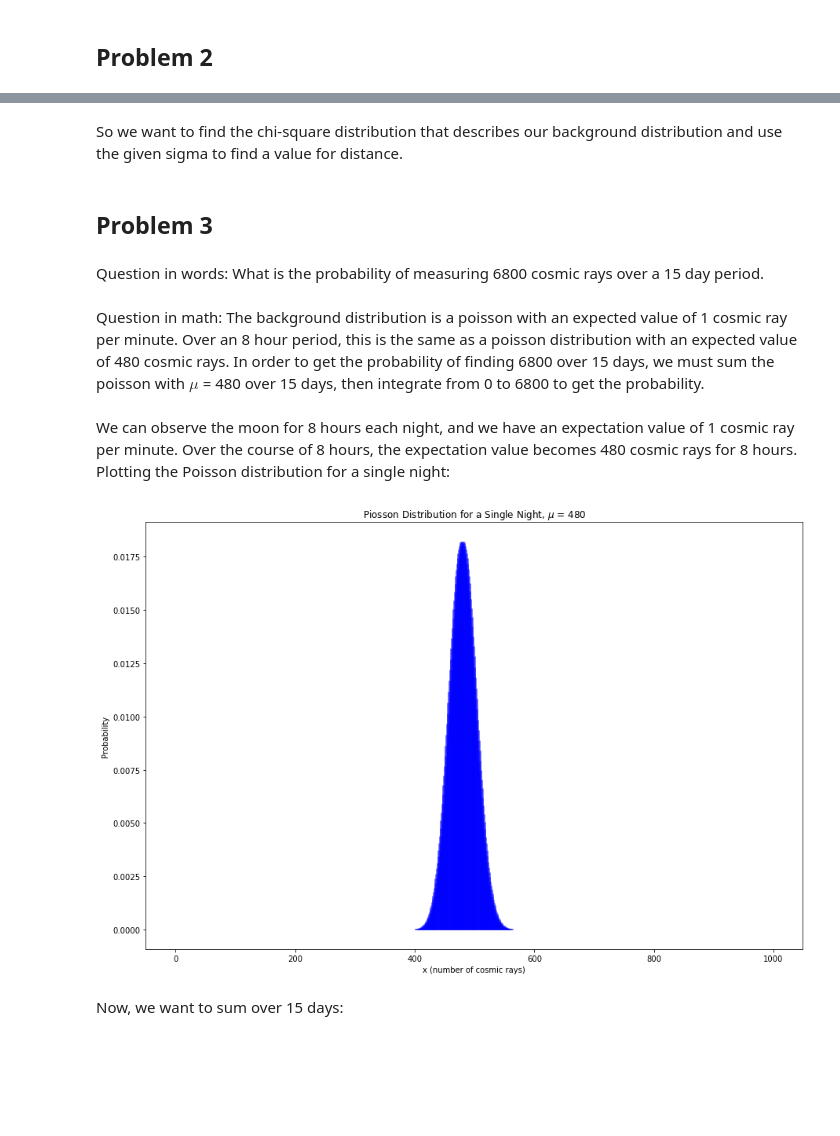
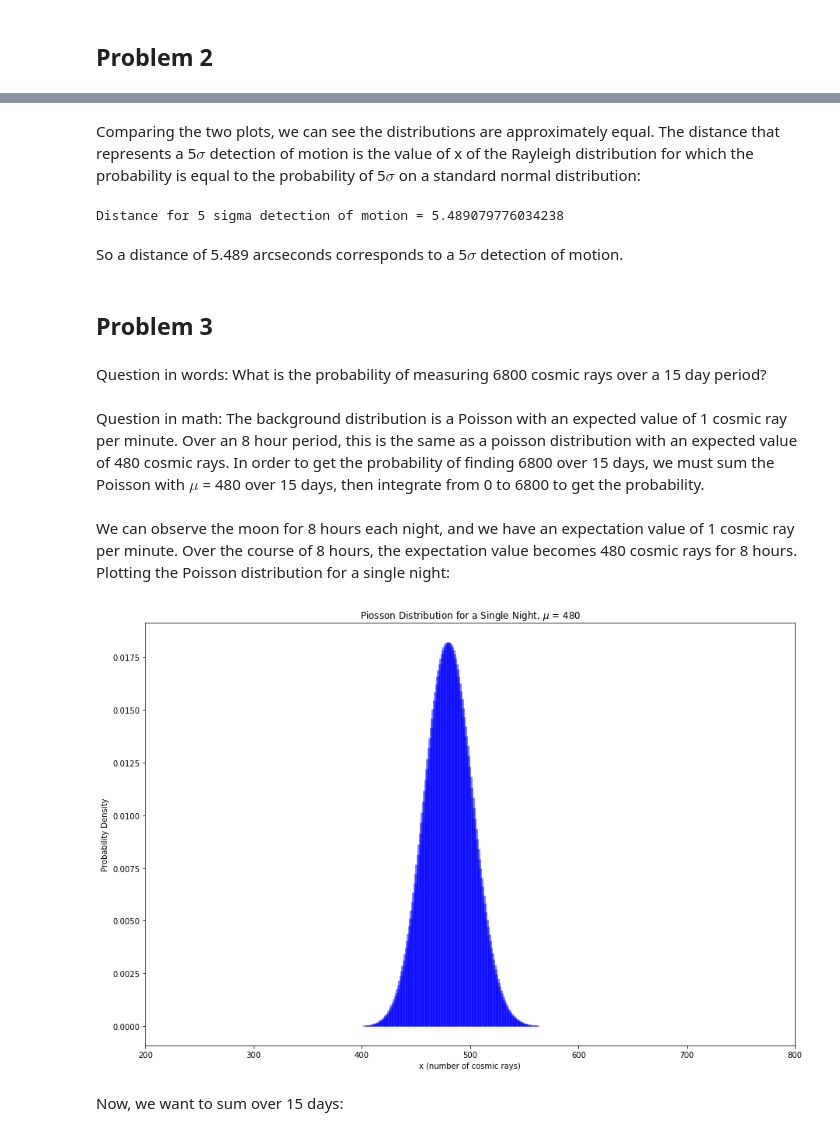
Before and after one commit to nroth12uw/Lab1_PHYS434, a Jupyter notebook: Lab3.ipynb, the cells around one changed output, grey strips where cells are left out. Saved outputs shown, nothing was run; the diff lists cells and outputs as text; code cells hidden in the pictures; blank space fills up the shorter version.

```diff
--- a/Lab3.ipynb
+++ b/Lab3.ipynb
@@ -157,24 +226,33 @@ plt.show()
-# %% [markdown]
-So we want to find the chi-square distribution that describes our background distribution and use the given sigma to find a value for distance.
+# %% [markdown]
+Comparing the two plots, we can see the distributions are approximately equal. The distance that represents a 5$\sigma$ detection of motion is the value of x of the Rayleigh distribution for which the probability is equal to the probability of 5$\sigma$ on a standard normal distribution:
+# %%
+prob = 1 - stats.norm.cdf(5)
+distance = stats.rayleigh.ppf(1 - prob)
+print('Distance for 5 sigma detection of motion = ' + str(distance))
+# %% [output]
+Distance for 5 sigma detection of motion = 5.489079776034238
+# %% [markdown]
+So a distance of 5.489 arcseconds corresponds to a 5$\sigma$ detection of motion.
 # %% [markdown]
 ## Problem 3
 # %% [markdown]
-Question in words: What is the probability of measuring 6800 cosmic rays over a 15 day period.
+Question in words: What is the probability of measuring 6800 cosmic rays over a 15 day period?
 # %% [markdown]
-Question in math: The background distribution is a poisson with an expected value of 1 cosmic ray per minute. Over an 8 hour period, this is the same as a poisson distribution with an expected value of 480 cosmic rays. In order to get the probability of finding 6800 over 15 days, we must sum the poisson with $\mu$ = 480 over 15 days, then integrate from 0 to 6800 to get the probability.
+Question in math: The background distribution is a Poisson with an expected value of 1 cosmic ray per minute. Over an 8 hour period, this is the same as a poisson distribution with an expected value of 480 cosmic rays. In order to get the probability of finding 6800 over 15 days, we must sum the Poisson with $\mu$ = 480 over 15 days, then integrate from 0 to 6800 to get the probability.
 # %% [markdown]
 We can observe the moon for 8 hours each night, and we have an expectation value of 1 cosmic ray per minute. Over the course of 8 hours, the expectation value becomes 480 cosmic rays for 8 hours. Plotting the Poisson distribution for a single night:
 # %%
 mu = 480
 x = np.arange(0,1000)
 y = stats.poisson.pmf(x, mu)
 plt.vlines(x, 0, y, colors='b', lw=5, alpha=0.5)
 plt.title('Piosson Distribution for a Single Night, $\mu$ = 480')
 plt.xlabel('x (number of cosmic rays)')
-plt.ylabel('Probability')
+plt.ylabel('Probability Density')
+plt.xlim(200, 800)
 plt.show()
 # %% [output]
-[figure, old version]
+[figure, new version]
 # %% [markdown]
 Now, we want to sum over 15 days:
 # %%
```
Also changed, not shown: parts of 43 cells of this notebook.
